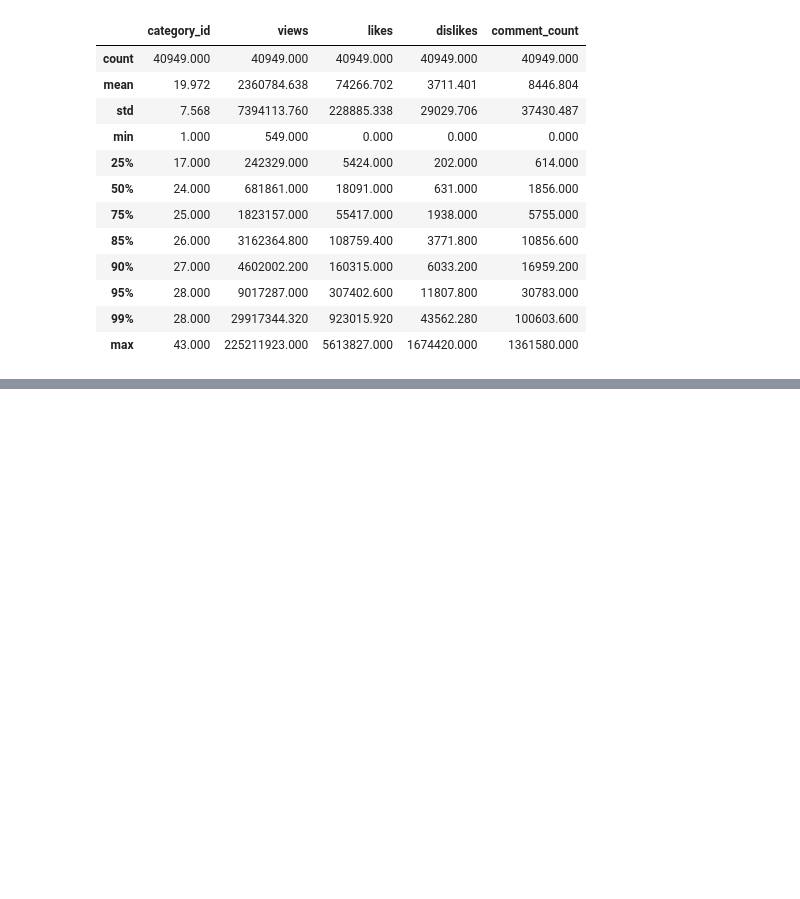
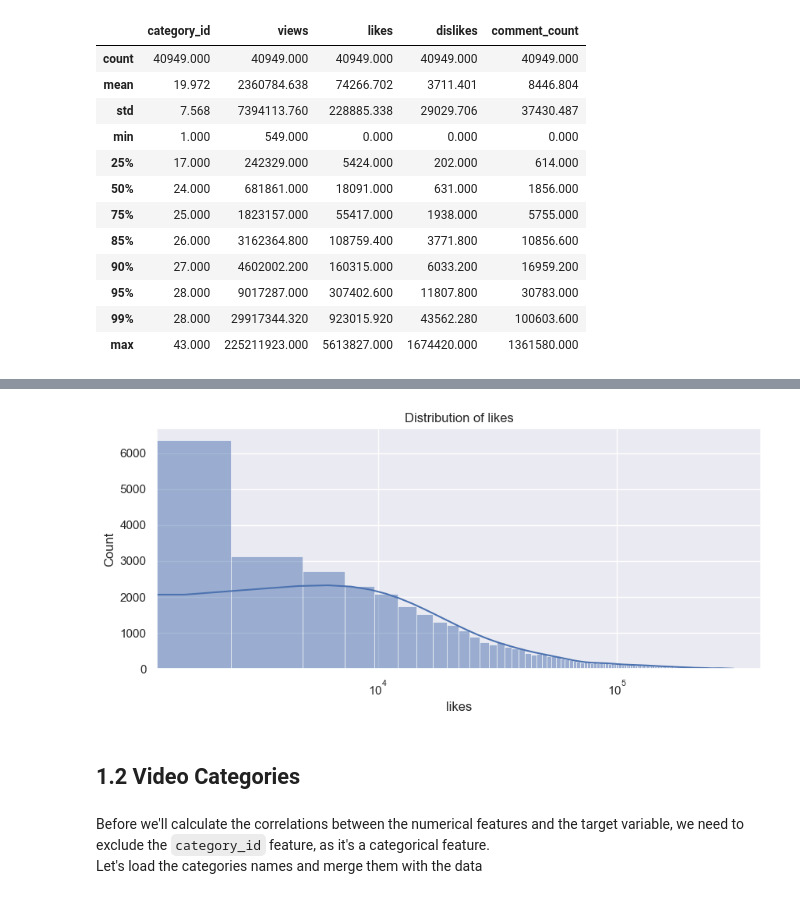
Before and after one commit to opalpeltzman/YouTubeLikesPrediction, a Jupyter notebook: YouTubeLikePrediction.ipynb, the cells around one changed output, grey strips where cells are left out. Cells and saved outputs as stored; diff of their text form; code cells hidden in the pictures; blank space fills up the shorter version.

```diff
--- a/YouTubeLikePrediction.ipynb
+++ b/YouTubeLikePrediction.ipynb
@@ -92,0 +108,11 @@ df_filtered.boxplot(column=["likes"], showmeans=True)
+# %%
+fig = plt.figure(figsize=(10, 4))
+sns.histplot(df_filtered["likes"], kde=True)
+plt.xscale("log")
+
+plt.title("Distribution of likes")
+plt.show()
+# %% [output]
+[figure, added]
+# %% [markdown]
+## 1.2 Video Categories
@@ -92,0 +121,3 @@ df_filtered.boxplot(column=["likes"], showmeans=True)
+# %% [markdown]
+Before we'll calculate the correlations between the numerical features and the target variable, we need to exclude the `category_id` feature, as it's a categorical feature.
+Let's load the categories names and merge them with the data
```
Also changed, not shown: parts of 34 cells of this notebook.
